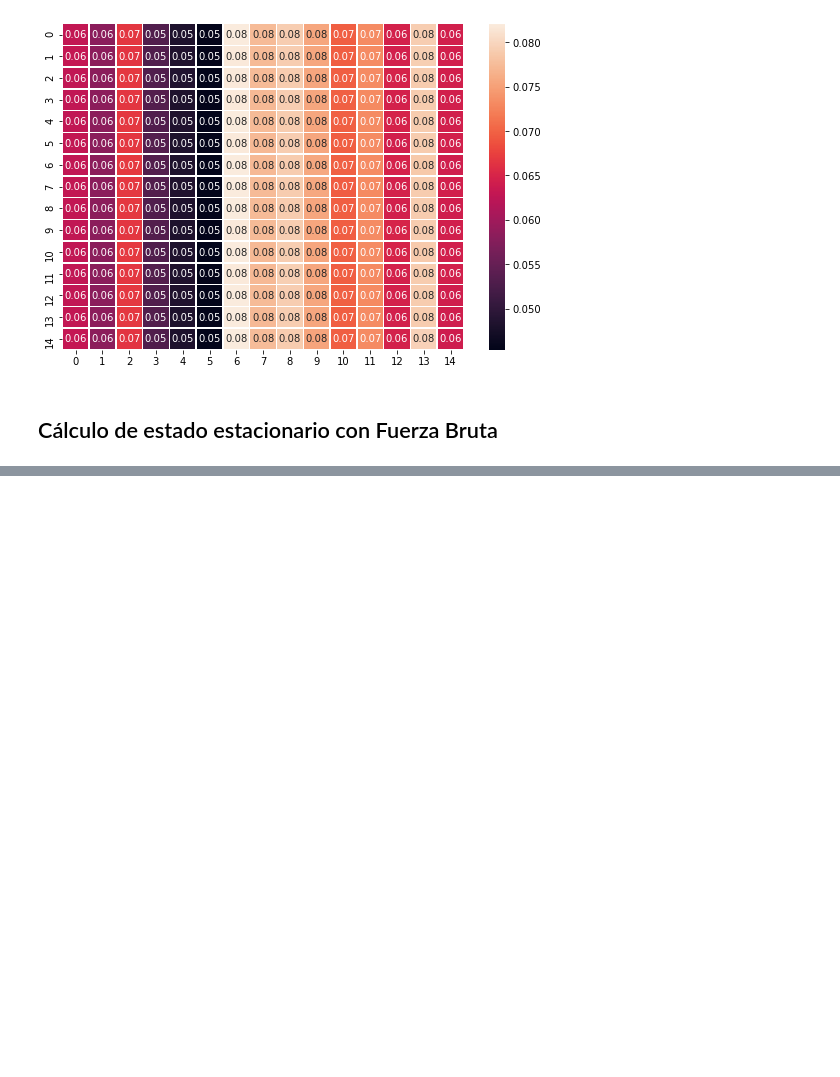
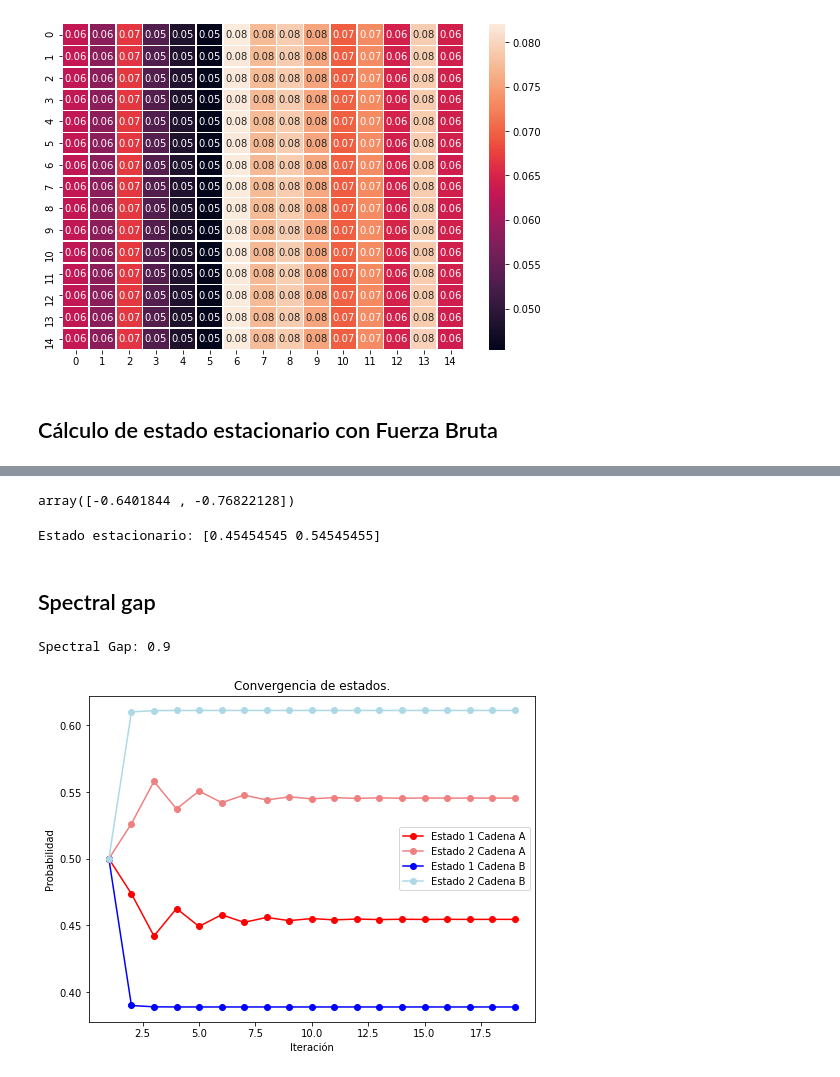
Before and after one commit to investigacion-operativa-utn/invo.py, a Jupyter notebook: markov/teoria/TEO_markov-estacionario/estacionario.ipynb, the cells around one changed output, grey strips where cells are left out. Cells and saved outputs as stored; diff of their text form; code cells hidden in the pictures; blank space fills up the shorter version.

Commit message:
agregado tipos markov y estacionario

```diff
--- a/markov/teoria/TEO_markov-estacionario/estacionario.ipynb
+++ b/markov/teoria/TEO_markov-estacionario/estacionario.ipynb
@@ -146,0 +177,26 @@ array([0., 0., 0., 0., 0., 0., 0., 0., 0., 0., 0., 0., 0., 0., 0.])
+# %%
+# El autovector de interés está en la columna de los autovectores correspondiente al autovalor 1.
+v_steady = v[:, 1]
+
+v_steady
+# %% [output]
+array([-0.6401844 , -0.76822128])
+# %%
+# Normalizamos
+steady_state = v_steady / np.sum(v_steady)
+
+print(f'Estado estacionario: {steady_state}')
+# %% [output]
+Estado estacionario: [0.45454545 0.54545455]
+# %% [markdown]
+## Spectral gap
+# %%
+order_eig = np.sort(w)
+eig1 = order_eig[-1]
+eig2 = order_eig[-2]
+
+sg = eig1 - eig2
+
+print(f'Spectral Gap: {sg}')
+# %% [output]
+Spectral Gap: 0.9
@@ -146,0 +247,15 @@ array([0., 0., 0., 0., 0., 0., 0., 0., 0., 0., 0., 0., 0., 0., 0.])
+# %%
+# Plotteamos estados:
+plt.subplots(figsize=(8, 6))
+plt.plot(range(1, m_tot), estado_aa, marker='o', label='Estado 1 Cadena A', color='r')
+plt.plot(range(1, m_tot), estado_ba, marker='o', label='Estado 2 Cadena A', color='lightcoral')
+plt.plot(range(1, m_tot), estado_ab, marker='o', label='Estado 1 Cadena B', color='b')
+plt.plot(range(1, m_tot), estado_bb, marker='o', label='Estado 2 Cadena B', color='lightblue')
+plt.title('Convergencia de estados.')
+plt.legend()
+plt.xlabel('Iteración')
+plt.ylabel('Probabilidad')
+
+plt.show()
+# %% [output]
+[figure, added]
```
Also changed, not shown: parts of 8 cells of this notebook, 3 other files.
